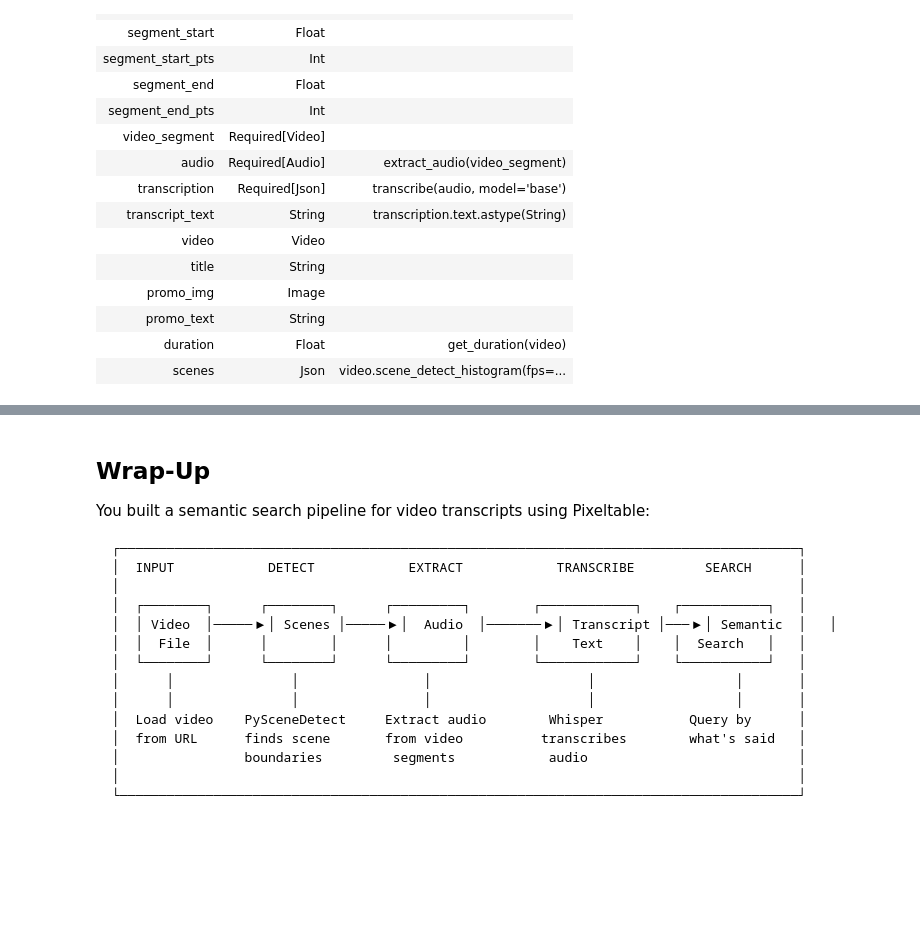
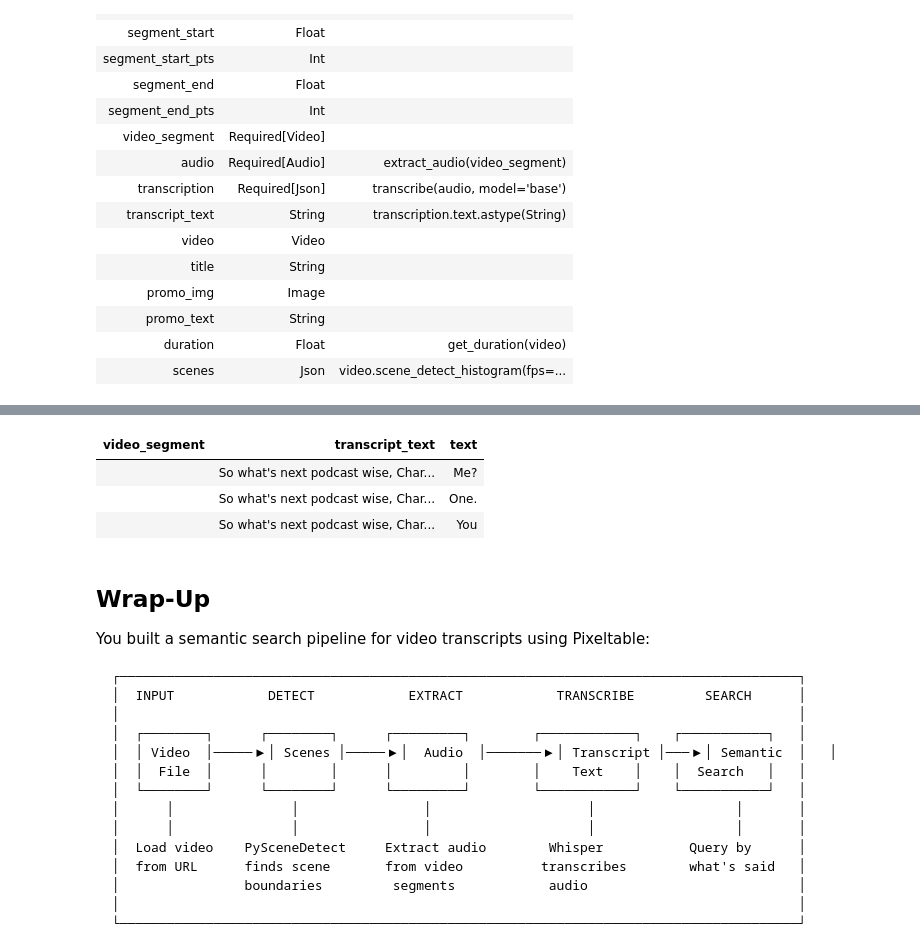
Before and after one commit to apreshill/pxt-primetime, a Jupyter notebook: 02_iterating-with-data.ipynb, the cells around one changed output, grey strips where cells are left out. Saved outputs shown, nothing was run; the diff lists cells and outputs as text; code cells hidden in the pictures; blank space fills up the shorter version.

```diff
--- a/02_iterating-with-data.ipynb
+++ b/02_iterating-with-data.ipynb
@@ -557,3 +575,10 @@ scenes.select(scenes.promo_img, scenes.video_segment, scenes.transcript_text).ta
+# %%
+sentences.select(sentences.video_segment, sentences.transcript_text, sentences.text).tail(3)
+# %% [output]
+| video_segment | transcript_text | text |
+|  | So what's next podcast wise, Char... | Me? |
+|  | So what's next podcast wise, Char... | One. |
+|  | So what's next podcast wise, Char... | You |
 # %% [markdown]
 ## Wrap-Up
 
```
Also changed, not shown: parts of 13 cells of this notebook, 2 other files.
